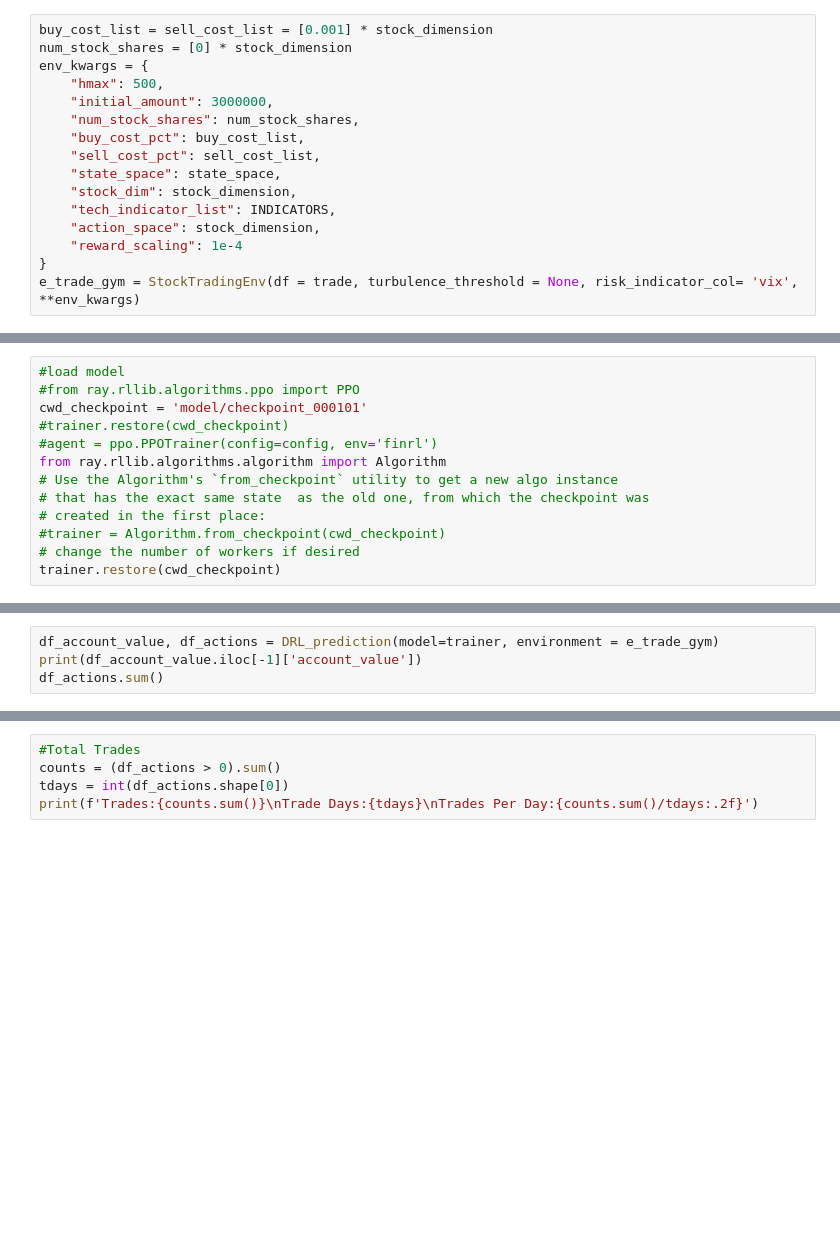
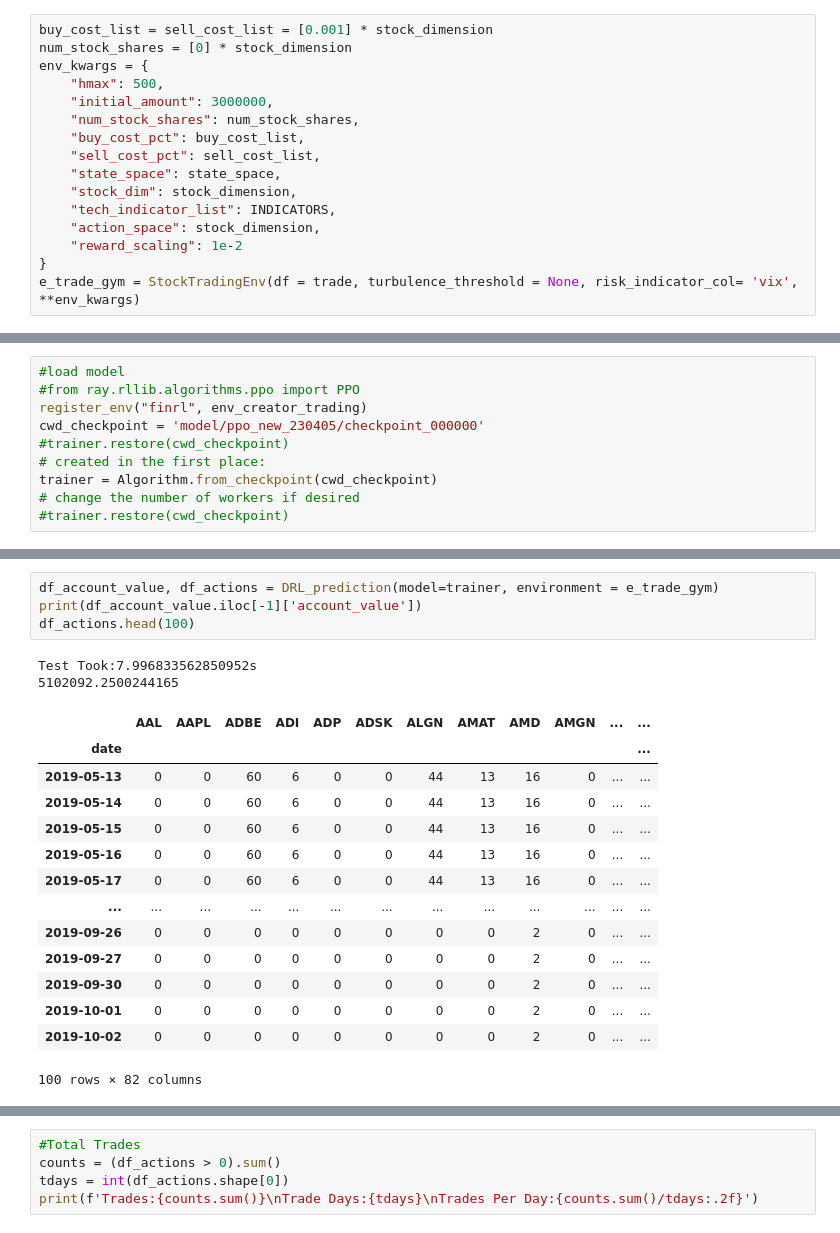
Before and after one commit to Hakiiiim/findrl_ray, a Jupyter notebook: Evaluate.ipynb, the cells around one changed output, grey strips where cells are left out. Cells and saved outputs as stored; diff of their text form; blank space fills up the shorter version.

Commit message:
updated with weight xfer
Another Python Notebook to reset workers for Algorithm class from_checkpoint class to function when reloading environment changes.

```diff
--- a/Evaluate.ipynb
+++ b/Evaluate.ipynb
@@ -36,7 +49,7 @@ env_kwargs = {
     "stock_dim": stock_dimension,
     "tech_indicator_list": INDICATORS,
     "action_space": stock_dimension,
-    "reward_scaling": 1e-4
+    "reward_scaling": 1e-2
 }
 e_trade_gym = StockTradingEnv(df = trade, turbulence_threshold = None, risk_indicator_col= 'vix', **env_kwargs)
 # %%
@@ -99,14 +107,11 @@ trainer = config.build(env='finrl')
 # %%
 #load model
 #from ray.rllib.algorithms.ppo import PPO
-cwd_checkpoint = 'model/checkpoint_000101'
+register_env("finrl", env_creator_trading)
+cwd_checkpoint = 'model/ppo_new_230405/checkpoint_000000'
 #trainer.restore(cwd_checkpoint)
-#agent = ppo.PPOTrainer(config=config, env='finrl')
-from ray.rllib.algorithms.algorithm import Algorithm
-# Use the Algorithm's `from_checkpoint` utility to get a new algo instance
-# that has the exact same state  as the old one, from which the checkpoint was
 # created in the first place:
-#trainer = Algorithm.from_checkpoint(cwd_checkpoint)
+trainer = Algorithm.from_checkpoint(cwd_checkpoint)
 # change the number of workers if desired
-trainer.restore(cwd_checkpoint)
+#trainer.restore(cwd_checkpoint)
 # %% [output]
@@ -129,7 +136,24 @@ def DRL_prediction(model, environment):
 # %%
 df_account_value, df_actions = DRL_prediction(model=trainer, environment = e_trade_gym)
 print(df_account_value.iloc[-1]['account_value'])
-df_actions.sum()
+df_actions.head(100)
+# %% [output]
+Test Took:7.996833562850952s
+5102092.2500244165
+|  | AAL | AAPL | ADBE | ADI | ADP | ADSK | ALGN | AMAT | AMD | AMGN | ... | ... |
+| date |  |  |  |  |  |  |  |  |  |  |  | ... |
+| 2019-05-13 | 0 | 0 | 60 | 6 | 0 | 0 | 44 | 13 | 16 | 0 | ... | ... |
+| 2019-05-14 | 0 | 0 | 60 | 6 | 0 | 0 | 44 | 13 | 16 | 0 | ... | ... |
+| 2019-05-15 | 0 | 0 | 60 | 6 | 0 | 0 | 44 | 13 | 16 | 0 | ... | ... |
+| 2019-05-16 | 0 | 0 | 60 | 6 | 0 | 0 | 44 | 13 | 16 | 0 | ... | ... |
+| 2019-05-17 | 0 | 0 | 60 | 6 | 0 | 0 | 44 | 13 | 16 | 0 | ... | ... |
+| ... | ... | ... | ... | ... | ... | ... | ... | ... | ... | ... | ... | ... |
+| 2019-09-26 | 0 | 0 | 0 | 0 | 0 | 0 | 0 | 0 | 2 | 0 | ... | ... |
+| 2019-09-27 | 0 | 0 | 0 | 0 | 0 | 0 | 0 | 0 | 2 | 0 | ... | ... |
+| 2019-09-30 | 0 | 0 | 0 | 0 | 0 | 0 | 0 | 0 | 2 | 0 | ... | ... |
+| 2019-10-01 | 0 | 0 | 0 | 0 | 0 | 0 | 0 | 0 | 2 | 0 | ... | ... |
+| 2019-10-02 | 0 | 0 | 0 | 0 | 0 | 0 | 0 | 0 | 2 | 0 | ... | ... |
+100 rows × 82 columns
 # %%
 for _ in range(3):
     df_account_value, df_actions = DRL_prediction(model=trainer, environment = e_trade_gym)
```
Also changed, not shown: parts of 9 cells of this notebook, 44 other files.
